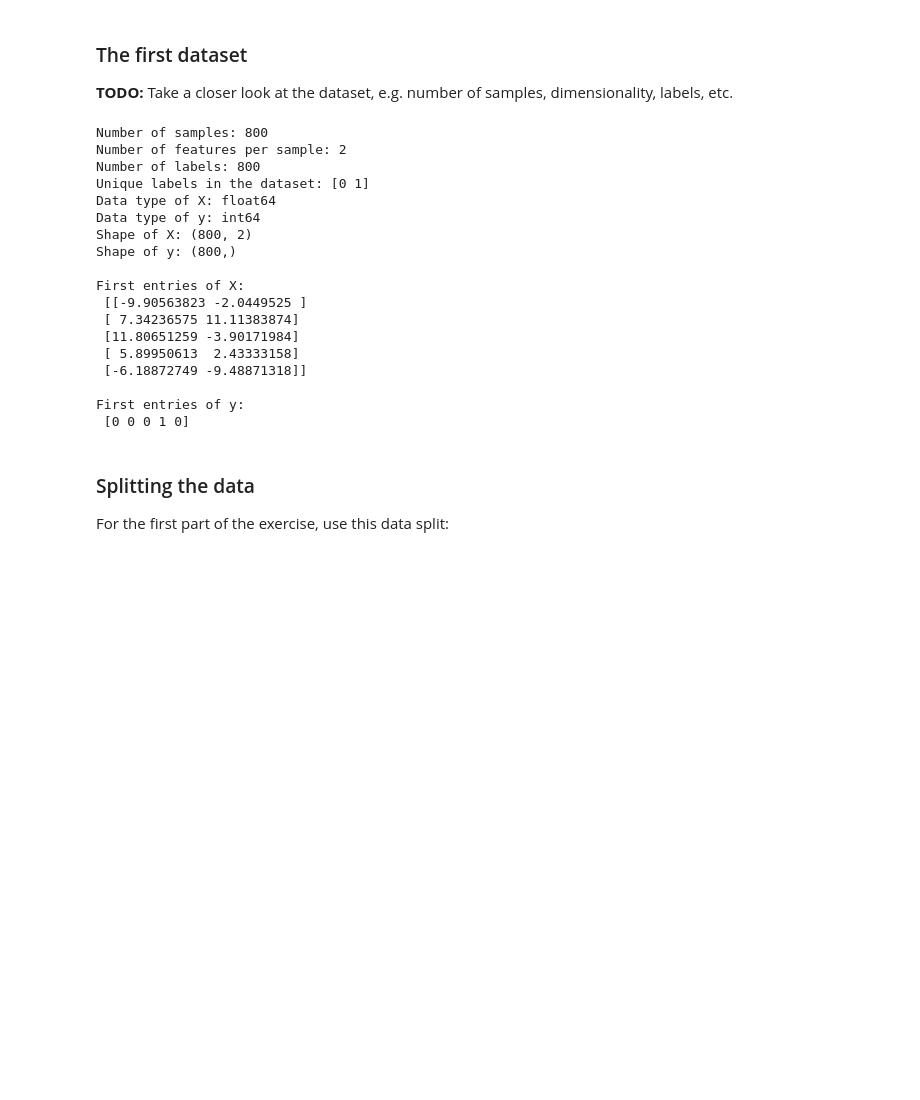
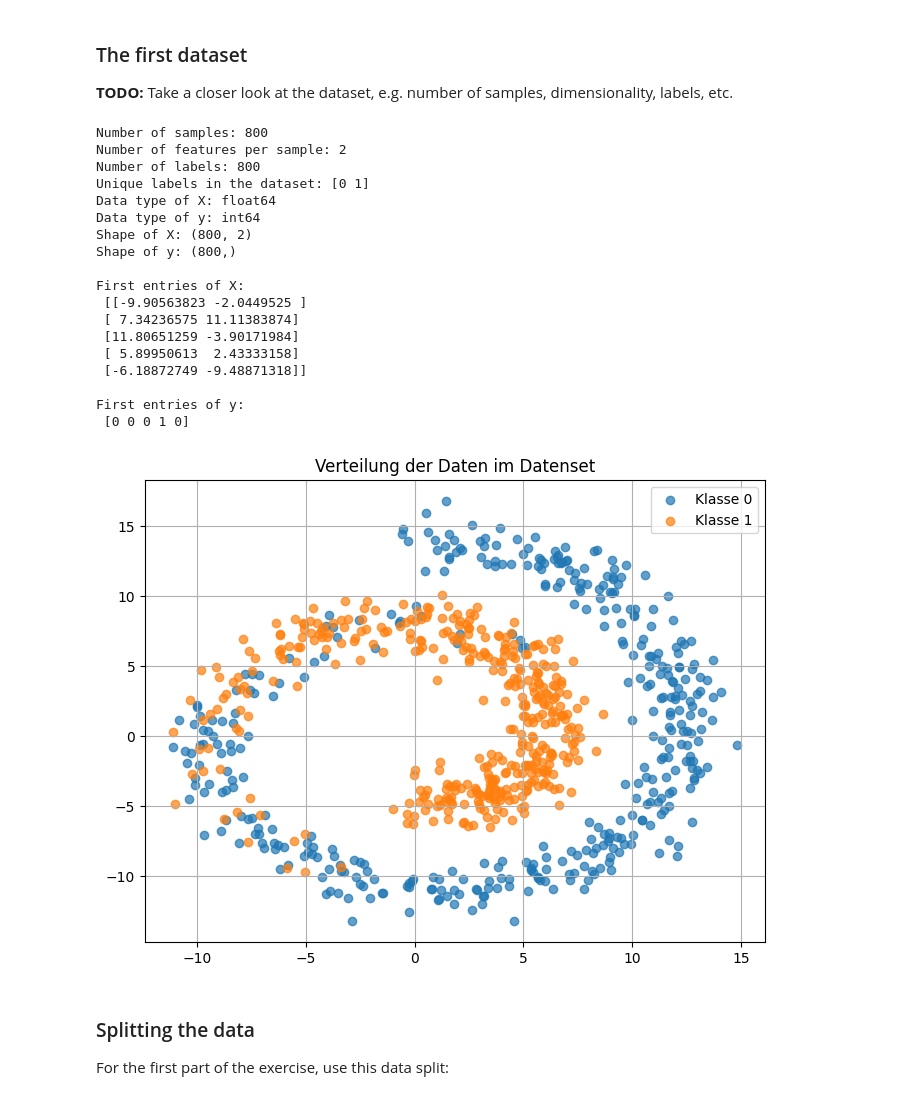
Before and after one commit to PaulS03/Machine_Learning, a Jupyter notebook: project_1/Project1.ipynb, the cells around one changed output. Drawn from its saved outputs; the diff is of its cells as text; code cells hidden in the pictures; blank space fills up the shorter version.

```diff
--- a/project_1/Project1.ipynb
+++ b/project_1/Project1.ipynb
@@ -43,33 +44,44 @@ print(f"Number of labels: {num_labels}")
 print(f"Unique labels in the dataset: {unique_labels}")
 print(f"Data type of X: {X.dtype}")
 print(f"Data type of y: {y.dtype}")
 
 
 print("Shape of X:", X.shape)
 print("Shape of y:", y.shape)
 print()
 print("First entries of X:\n", X[:5])
 print()
 print("First entries of y:\n", y[:5])
+
+plt.figure(figsize=(8, 6))
+
+for class_value in np.unique(y):
+    plt.scatter(X[y == class_value, 0], X[y == class_value, 1], label=f'Klasse {class_value}', alpha=0.7)
+
+plt.title('Verteilung der Daten im Datenset')
+plt.legend()
+plt.grid(True)
+plt.show()
 # %% [output]
 Number of samples: 800
 Number of features per sample: 2
 Number of labels: 800
 Unique labels in the dataset: [0 1]
 Data type of X: float64
 Data type of y: int64
 Shape of X: (800, 2)
 Shape of y: (800,)
 
 First entries of X:
  [[-9.90563823 -2.0449525 ]
  [ 7.34236575 11.11383874]
  [11.80651259 -3.90171984]
  [ 5.89950613  2.43333158]
  [-6.18872749 -9.48871318]]
 
 First entries of y:
  [0 0 0 1 0]
+[figure, added]
 # %% [markdown]
 ### Splitting the data
 
```
Also changed, not shown: parts of 32 cells of this notebook.
